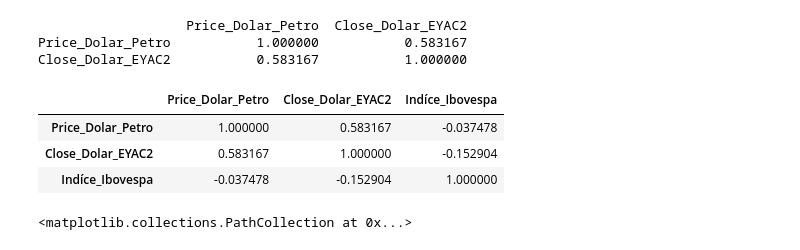
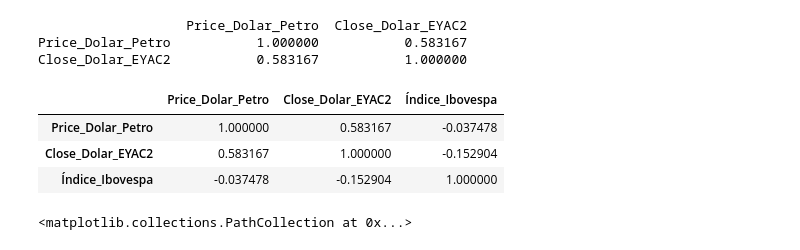
Before and after one commit to Juanpcsdev/Oil-Stock-Project, a Jupyter notebook: Notebooks/Analise/AnaliseExploratoria.ipynb, the cells around one changed output. Saved outputs shown, nothing was run; the diff lists cells and outputs as text; code cells hidden in the pictures.

```diff
--- a/Notebooks/Analise/AnaliseExploratoria.ipynb
+++ b/Notebooks/Analise/AnaliseExploratoria.ipynb
@@ -236,12 +235,12 @@ print(correlacao)
 Price_Dolar_Petro           1.000000           0.583167
 Close_Dolar_EYAC2           0.583167           1.000000
 # %%
-df1[['Price_Dolar_Petro', 'Close_Dolar_EYAC2', 'Indíce_Ibovespa']].corr(method='pearson')
+df1[['Price_Dolar_Petro', 'Close_Dolar_EYAC2', 'Índice_Ibovespa']].corr(method='pearson')
 # %% [output]
-|  | Price_Dolar_Petro | Close_Dolar_EYAC2 | Indíce_Ibovespa |
+|  | Price_Dolar_Petro | Close_Dolar_EYAC2 | Índice_Ibovespa |
 | Price_Dolar_Petro | 1.000000 | 0.583167 | -0.037478 |
 | Close_Dolar_EYAC2 | 0.583167 | 1.000000 | -0.152904 |
-| Indíce_Ibovespa | -0.037478 | -0.152904 | 1.000000 |
+| Índice_Ibovespa | -0.037478 | -0.152904 | 1.000000 |
 # %%
 plt.scatter(df1['Price_Dolar_Petro'], df1['Close_Dolar_EYAC2'])
 # %% [output]
```
Also changed, not shown: parts of 13 cells of this notebook.
